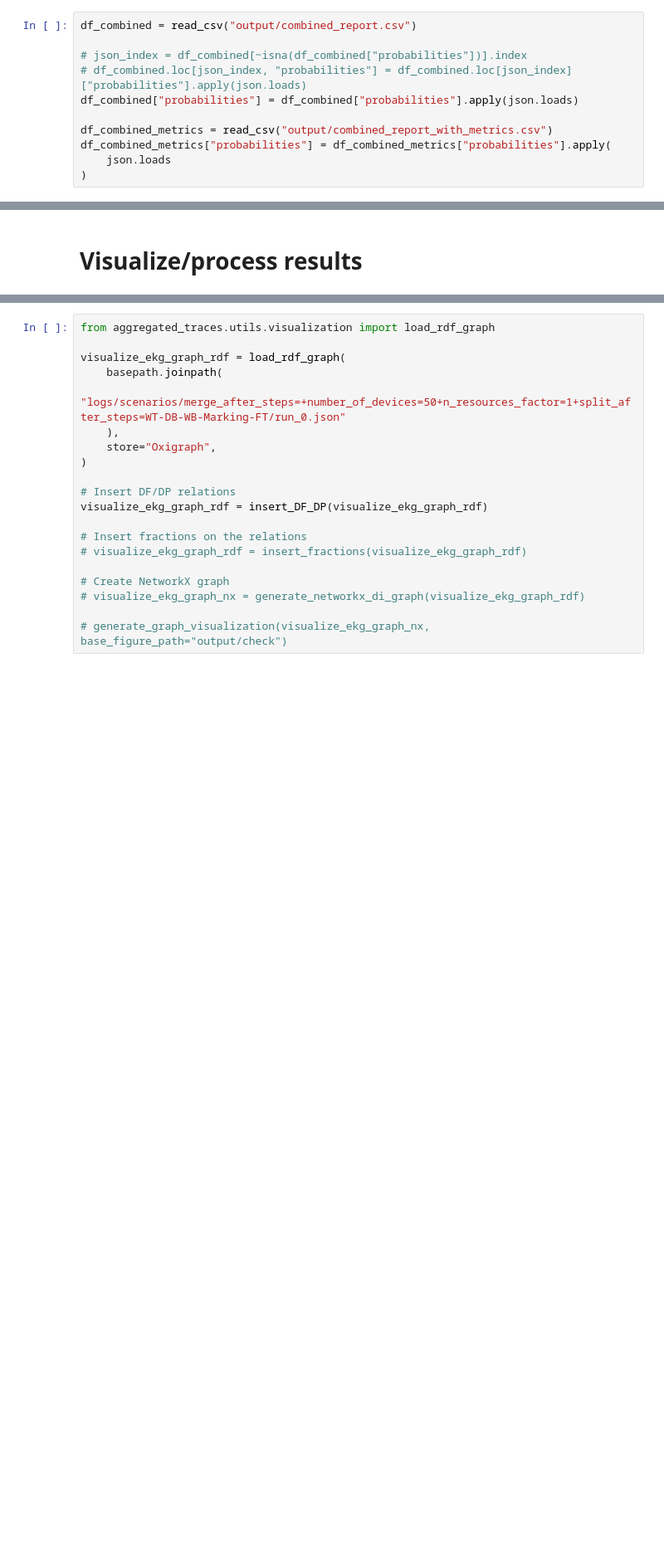
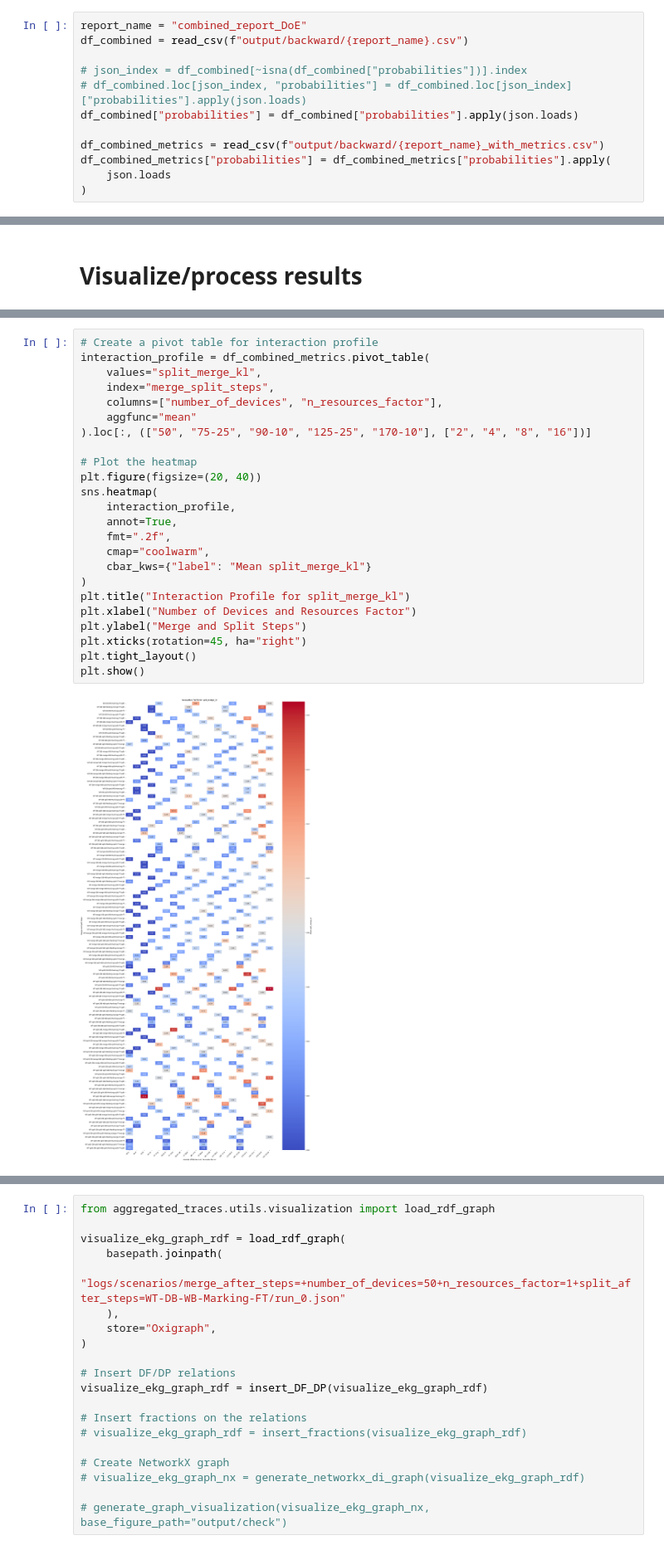
Before and after one commit to gitmpje/aggregated_traces, a Jupyter notebook: notebooks/Use case root cause - evaluation metrics.ipynb, the cells around one changed output, grey strips where cells are left out. Shown at 83% size. Drawn from its saved outputs; the diff is of its cells as text; blank space fills up the shorter version.

Commit message:
Add some visualizations

```diff
--- a/notebooks/Use case root cause - evaluation metrics.ipynb
+++ b/notebooks/Use case root cause - evaluation metrics.ipynb
@@ -4,13 +4,14 @@ import json
 from pandas import concat, DataFrame, isna, read_csv
 from scipy.stats import entropy
 # %%
-df_combined = read_csv("output/combined_report.csv")
+report_name = "combined_report_DoE"
+df_combined = read_csv(f"output/backward/{report_name}.csv")
 
 # json_index = df_combined[~isna(df_combined["probabilities"])].index
 # df_combined.loc[json_index, "probabilities"] = df_combined.loc[json_index]["probabilities"].apply(json.loads)
 df_combined["probabilities"] = df_combined["probabilities"].apply(json.loads)
 
-df_combined_metrics = read_csv("output/combined_report_with_metrics.csv")
+df_combined_metrics = read_csv(f"output/backward/{report_name}_with_metrics.csv")
 df_combined_metrics["probabilities"] = df_combined_metrics["probabilities"].apply(
     json.loads
 )
@@ -275,0 +296,26 @@ Dropdown(description='Group Label:', index=3, options=('merge_after_steps', 'num
+# %%
+# Create a pivot table for interaction profile
+interaction_profile = df_combined_metrics.pivot_table(
+    values="split_merge_kl",
+    index="merge_split_steps",
+    columns=["number_of_devices", "n_resources_factor"],
+    aggfunc="mean"
+).loc[:, (["50", "75-25", "90-10", "125-25", "170-10"], ["2", "4", "8", "16"])]
+
+# Plot the heatmap
+plt.figure(figsize=(20, 40))
+sns.heatmap(
+    interaction_profile,
+    annot=True,
+    fmt=".2f",
+    cmap="coolwarm",
+    cbar_kws={"label": "Mean split_merge_kl"}
+)
+plt.title("Interaction Profile for split_merge_kl")
+plt.xlabel("Number of Devices and Resources Factor")
+plt.ylabel("Merge and Split Steps")
+plt.xticks(rotation=45, ha="right")
+plt.tight_layout()
+plt.show()
+# %% [output]
+[figure, added]
```
Also changed, not shown: parts of 8 cells of this notebook, 1 other file.
